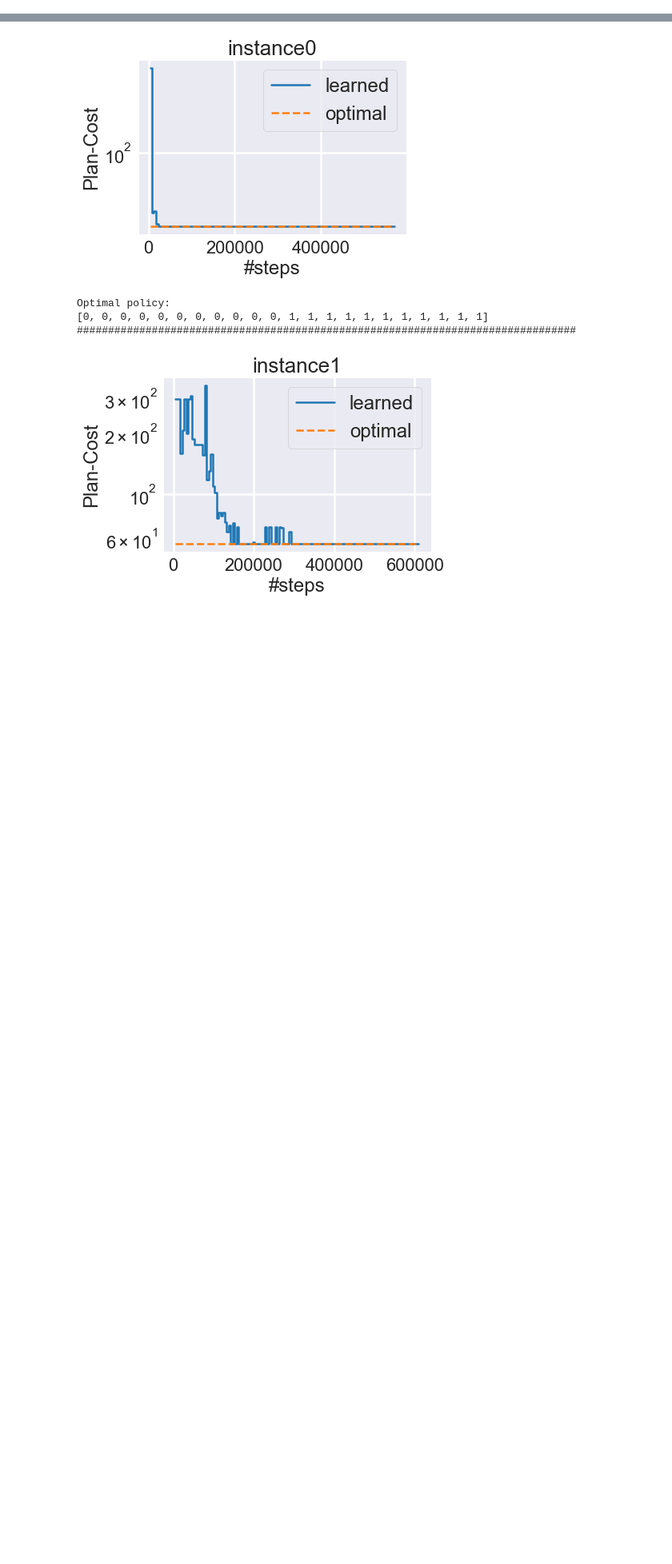
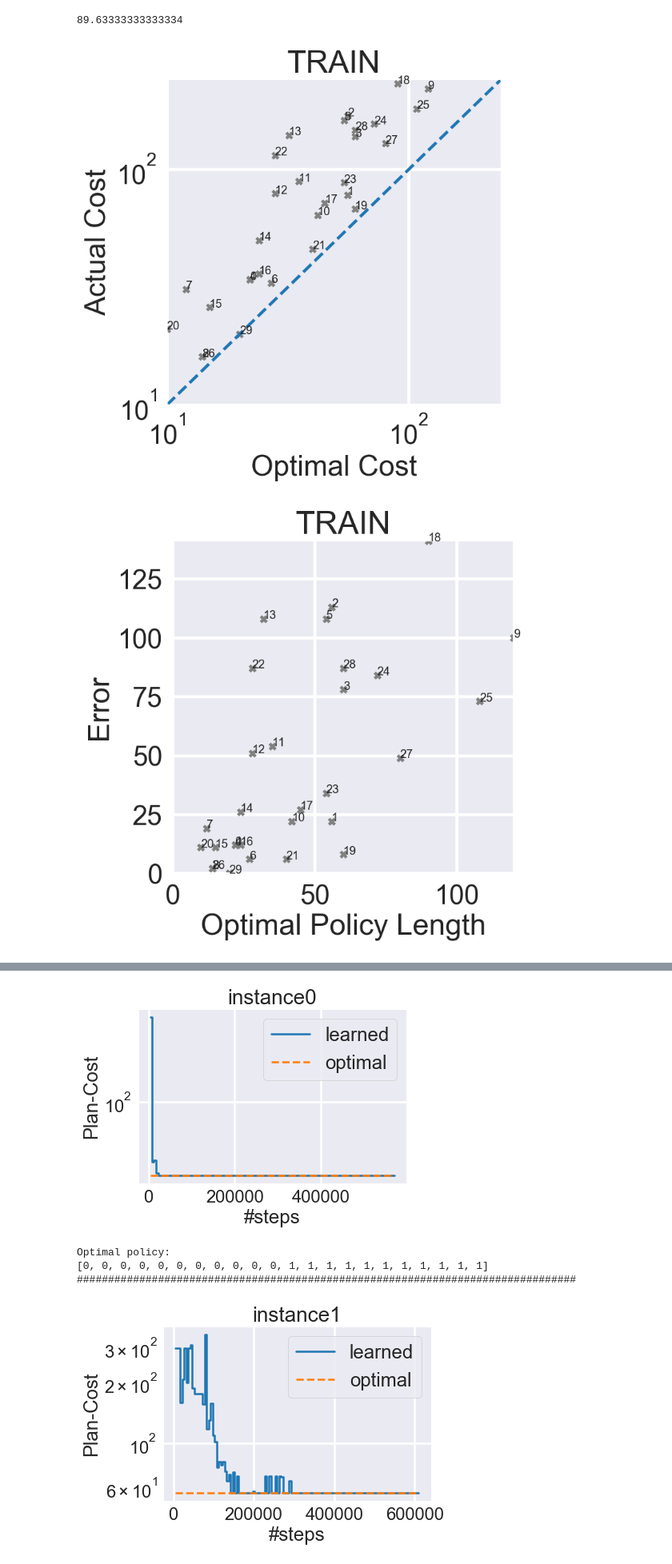
Before and after one commit to speckdavid/rl-plan, a Jupyter notebook: plotting/example_plots.ipynb, the cells around one changed output, grey strips where cells are left out. Shown at 80% size. Saved outputs shown, nothing was run; the diff lists cells and outputs as text; code cells hidden in the pictures; blank space fills up the shorter version.

```diff
--- a/plotting/example_plots.ipynb
+++ b/plotting/example_plots.ipynb
@@ -43,0 +310,47 @@ opt_cost_dict = {
+# %%
+import matplotlib.ticker as ticker
+
+exp_dir = '/home/biedenka/git/rl-plan/experiments/full_train_set/best'
+optlen, opt, act = [], [], []
+for inst in range(30):
+    with open(os.path.join(exp_dir, 'instance%d.json' % inst), 'r') as fh:
+        data = json.load(fh)
+    act.append(-1*(data['mean'] + 1))  # +1 as reward is misaligned by 1
+    opt.append(opt_cost_dict[inst])
+    with open(os.path.join(exp_dir, '..', '..', '..', 'artifical-benchmarks', 'train', 'instance%d' % inst, 'optimal.json')) as fh:
+        data = json.load(fh)[1:]
+        optlen.append(len(data))
+print(np.mean(act))
+fig = plt.figure(figsize=(5,5), dpi=150)
+plt.scatter(opt, act, marker='x', color='gray')
+uv = max(max(act), max(opt)) + 10
+lv = 10
+plt.plot([lv, uv], [lv, uv], ls = '--')
+plt.loglog()
+plt.xlabel('Optimal Cost')
+plt.ylabel('Actual Cost')
+plt.xlim([lv, uv])
+plt.ylim([lv, uv])
+ax = plt.gca()
+for i in range(30):
+    ax.annotate(i, (opt[i], act[i]))
+plt.title('TRAIN')
+plt.show()
+
+
+tmp = np.array(act) - np.array(opt)
+fig = plt.figure(figsize=(5,5), dpi=150)
+plt.scatter(optlen, tmp, marker='x', color='gray')
+plt.xlabel('Optimal Policy Length')
+plt.ylabel('Error')
+plt.xlim([0, max(optlen)])
+plt.ylim([0, max(tmp)])
+ax = plt.gca()
+for i in range(30):
+    ax.annotate(i, (optlen[i], act[i] - opt[i]))
+plt.title('TRAIN')
+plt.show()
+# %% [output]
+89.63333333333334
+[figure, added]
+[figure, added]
```
Also changed, not shown: parts of 21 cells of this notebook, 3 other files.
